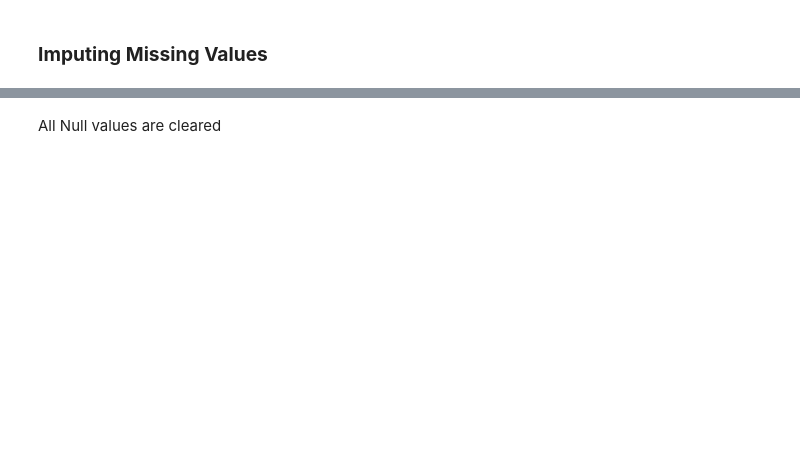
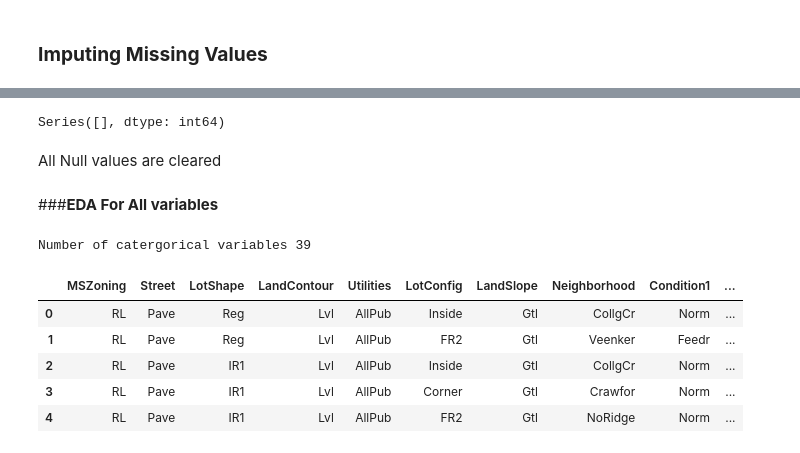
Before and after one commit to Muhliscm/-66daysofdata, a Jupyter notebook: Python/30052021 Housing data Kaggle/House_price_prediction_kaggle.ipynb, the cells around one changed output, grey strips where cells are left out. Drawn from its saved outputs; the diff is of its cells as text; code cells hidden in the pictures; blank space fills up the shorter version.

```diff
--- a/Python/30052021 Housing data Kaggle/House_price_prediction_kaggle.ipynb
+++ b/Python/30052021 Housing data Kaggle/House_price_prediction_kaggle.ipynb
@@ -386,0 +409,3 @@ Electrical  0.0685 %  1 Values
+# %%
+null_value_columns = [i for i in null_value_columns if i not in null_greater_50]
+null_value_columns
@@ -387,3 +428,7 @@ Electrical  0.0685 %  1 Values
+# %%
+null_obj_list = [i for i in null_value_columns if train_df[i].dtype == 'O']
+# %%
+null_quant_list = [i for i in null_value_columns if i not in null_obj_list]
 # %%
 # Creating dictionary for mode values of categorical variables
 mode_dict = {}
@@ -415 +490,6 @@ print(mean_dict)
+# %%
+# Function to automatically fill continues null values
+def imputation(data):
+  train_df[data].replace(np.nan, mean_dict[data], inplace = True)
+  return train_df[data].isnull().sum()
 # %%
@@ -427,5 +513,7 @@ for i in range(l):
 # %%
 # Checkin null values again
-train_df.isnull().sum()
+train_df.isnull().sum()[train_df.isnull().sum() > 0]
+# %% [output]
+Series([], dtype: int64)
 # %% [markdown]
 All Null values are cleared
@@ -435,0 +520,15 @@ train_df.head()
+# %% [markdown]
+###**EDA For All variables**
+# %%
+# Separating All Categorical Varibles
+cat_variables = [i for i in train_df.columns if train_df[i].dtype == 'O']
+print("Number of catergorical variables", len(cat_variables))
+train_df[cat_variables].head()
+# %% [output]
+Number of catergorical variables 39
+|  | MSZoning | Street | LotShape | LandContour | Utilities | LotConfig | LandSlope | Neighborhood | Condition1 | ... |
+| 0 | RL | Pave | Reg | Lvl | AllPub | Inside | Gtl | CollgCr | Norm | ... |
+| 1 | RL | Pave | Reg | Lvl | AllPub | FR2 | Gtl | Veenker | Feedr | ... |
+| 2 | RL | Pave | IR1 | Lvl | AllPub | Inside | Gtl | CollgCr | Norm | ... |
+| 3 | RL | Pave | IR1 | Lvl | AllPub | Corner | Gtl | Crawfor | Norm | ... |
+| 4 | RL | Pave | IR1 | Lvl | AllPub | FR2 | Gtl | NoRidge | Norm | ... |
```
Also changed, not shown: parts of 35 cells of this notebook, 9 other files.
